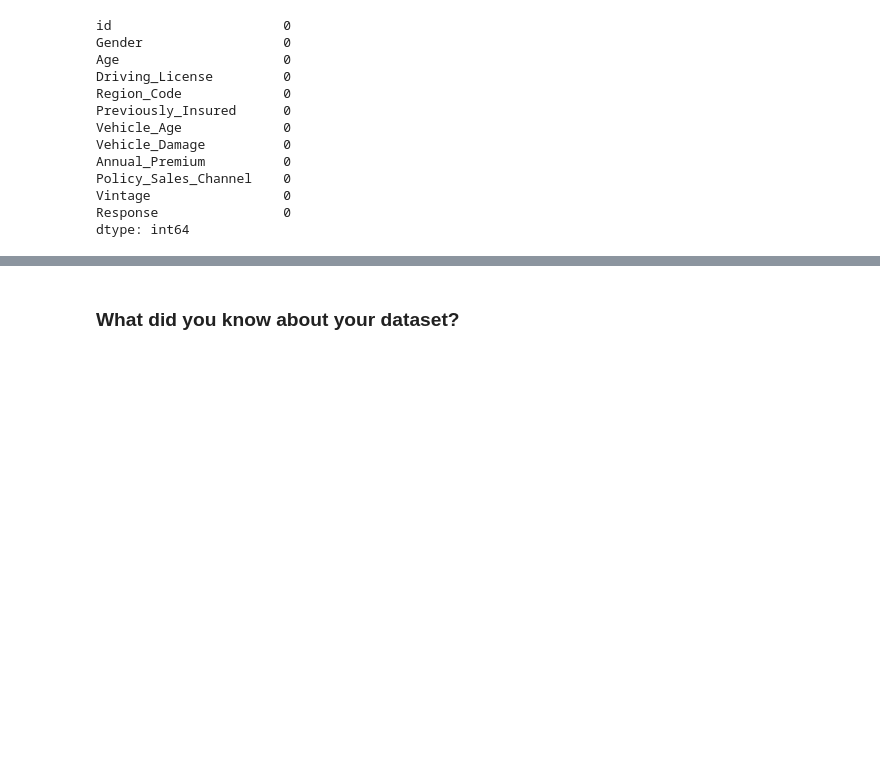
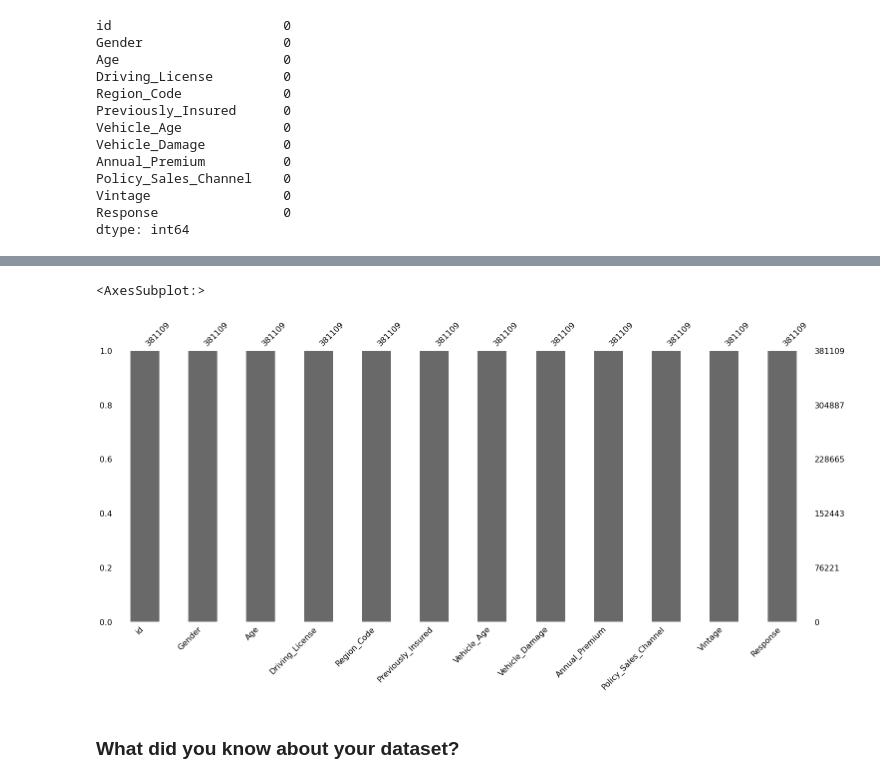
Before and after one commit to avigangarde/Cap-III-Health-Insurance-Cross-Sell-Prediction, a Jupyter notebook: Cap_III_Health_Insurance_Cross_sell_prediction_Avinash.ipynb, the cells around one changed output, grey strips where cells are left out. Drawn from its saved outputs; the diff is of its cells as text; code cells hidden in the pictures; blank space fills up the shorter version.

```diff
--- a/Cap_III_Health_Insurance_Cross_sell_prediction_Avinash.ipynb
+++ b/Cap_III_Health_Insurance_Cross_sell_prediction_Avinash.ipynb
@@ -187,5 +266,9 @@ dtype: int64
 # %%
 # Visualizing the missing values
+msno.bar(df)
+# %% [output]
+<AxesSubplot:>
+[figure, added]
 # %% [markdown]
 ### What did you know about your dataset?
 # %% [markdown]
```
Also changed, not shown: parts of 8 cells of this notebook.
